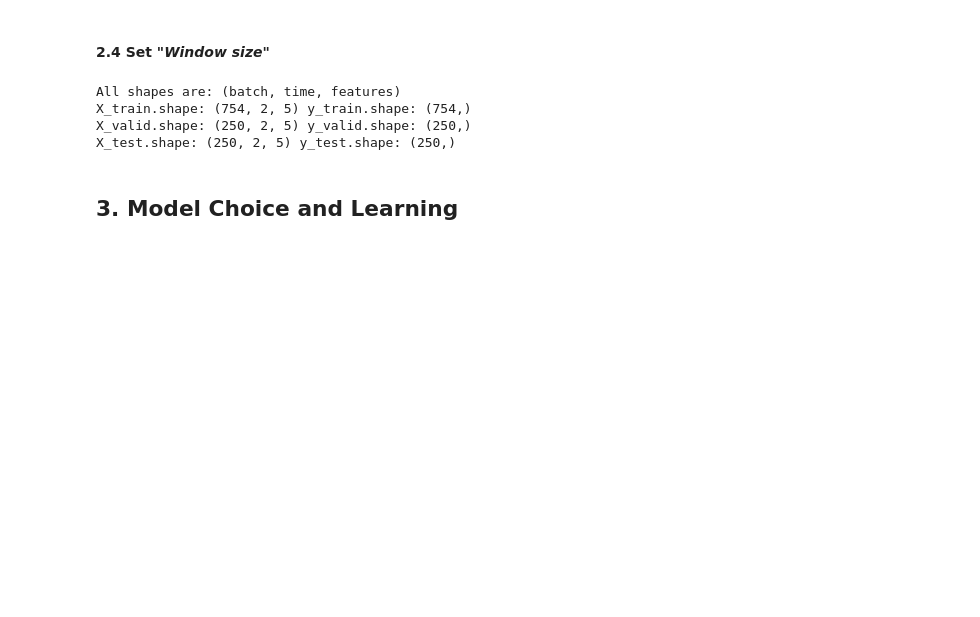
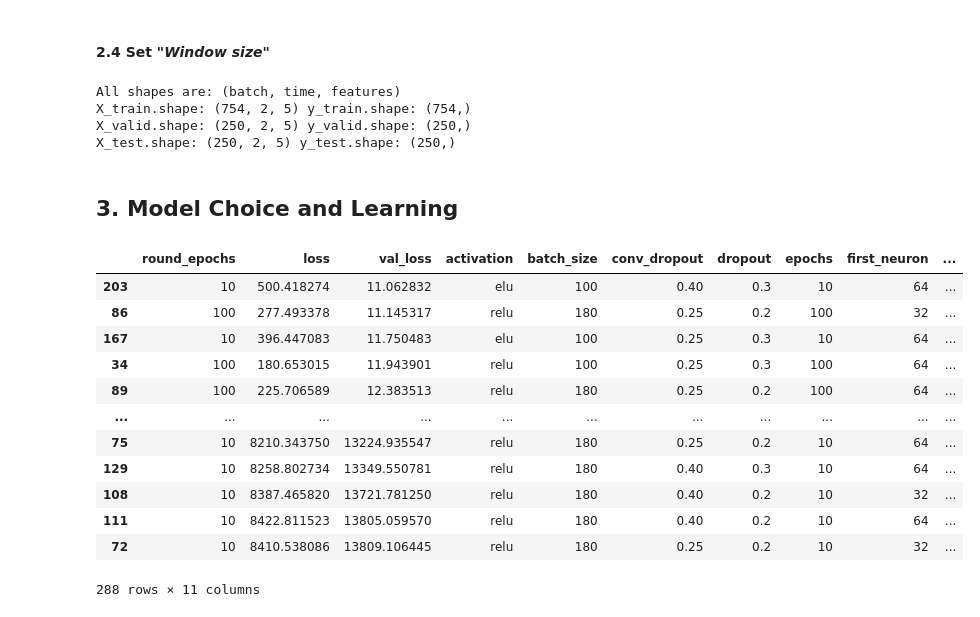
Before and after one commit to francescoliso/Time-Series-Analysis, a Jupyter notebook: Multivariate_Timeseries_Forecasting.ipynb, the cells around one changed output. Drawn from its saved outputs; the diff is of its cells as text; code cells hidden in the pictures; blank space fills up the shorter version.

```diff
--- a/Multivariate_Timeseries_Forecasting.ipynb
+++ b/Multivariate_Timeseries_Forecasting.ipynb
@@ -422,17 +427,31 @@ scan_results = ta.Scan(x=X_train,
                  x_val=X_valid,
                  y_val=y_valid)
 # %%
-r = ta.Reporting('/content/ssss/020122190652.csv')
+r = ta.Reporting('/content/ssss/020222202905.csv')
 
 # returns the results dataframe
-r.data
+r.data.sort_values(by=['val_loss'], ascending=True)
 #r.plot_kde
 
 # returns the highest value for 'val_fmeasure'
 #r.high('mse')
 
 # returns the number of rounds it took to find best model
 #r.rounds2high()
 
 # draws a histogram for 'val_acc'
 #r.plot_hist()
+# %% [output]
+|  | round_epochs | loss | val_loss | activation | batch_size | conv_dropout | dropout | epochs | first_neuron | ... |
+| 203 | 10 | 500.418274 | 11.062832 | elu | 100 | 0.40 | 0.3 | 10 | 64 | ... |
+| 86 | 100 | 277.493378 | 11.145317 | relu | 180 | 0.25 | 0.2 | 100 | 32 | ... |
+| 167 | 10 | 396.447083 | 11.750483 | elu | 100 | 0.25 | 0.3 | 10 | 64 | ... |
+| 34 | 100 | 180.653015 | 11.943901 | relu | 100 | 0.25 | 0.3 | 100 | 64 | ... |
+| 89 | 100 | 225.706589 | 12.383513 | relu | 180 | 0.25 | 0.2 | 100 | 64 | ... |
+| ... | ... | ... | ... | ... | ... | ... | ... | ... | ... | ... |
+| 75 | 10 | 8210.343750 | 13224.935547 | relu | 180 | 0.25 | 0.2 | 10 | 64 | ... |
+| 129 | 10 | 8258.802734 | 13349.550781 | relu | 180 | 0.40 | 0.3 | 10 | 64 | ... |
+| 108 | 10 | 8387.465820 | 13721.781250 | relu | 180 | 0.40 | 0.2 | 10 | 32 | ... |
+| 111 | 10 | 8422.811523 | 13805.059570 | relu | 180 | 0.40 | 0.2 | 10 | 64 | ... |
+| 72 | 10 | 8410.538086 | 13809.106445 | relu | 180 | 0.25 | 0.2 | 10 | 32 | ... |
+288 rows × 11 columns
```
Also changed, not shown: parts of 4 cells of this notebook.
